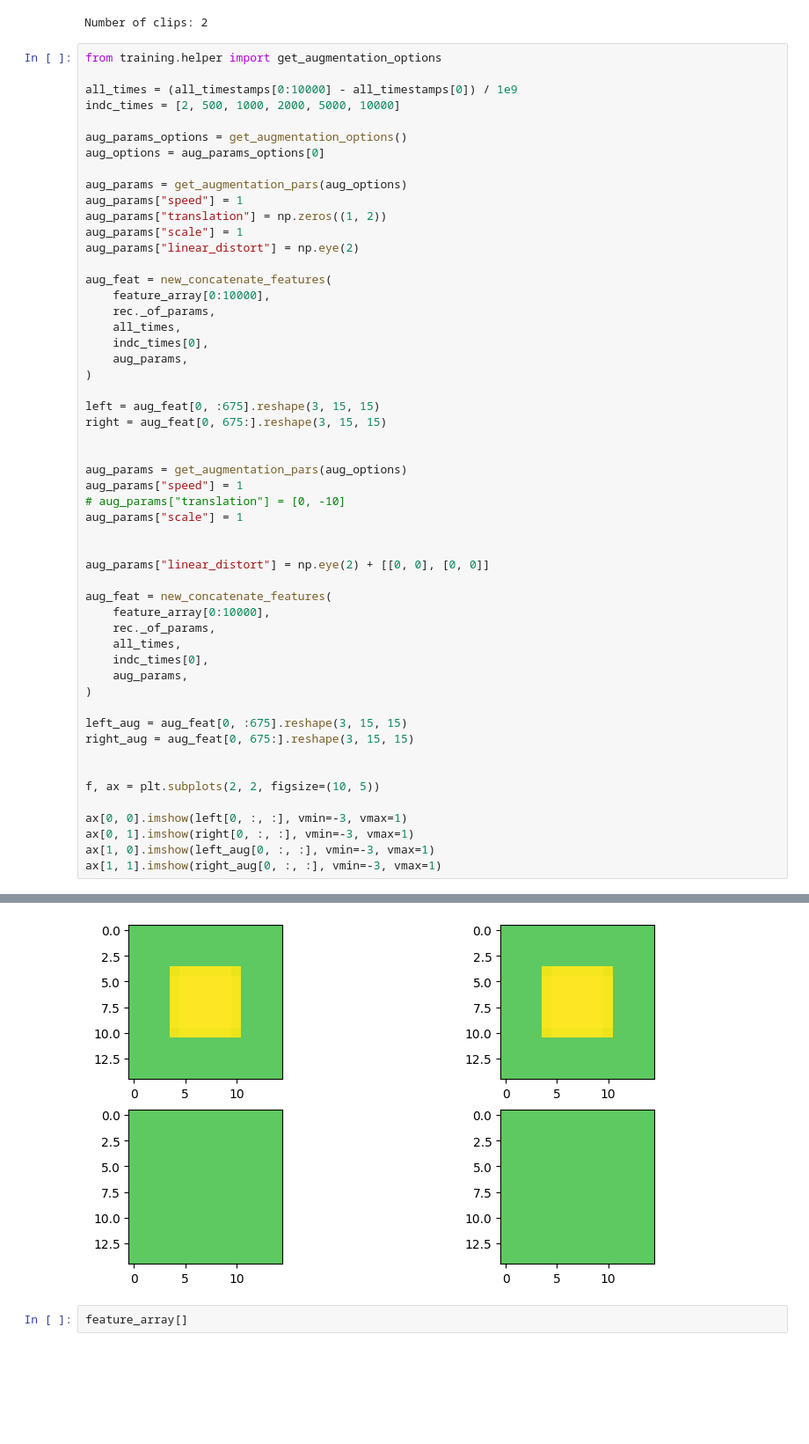
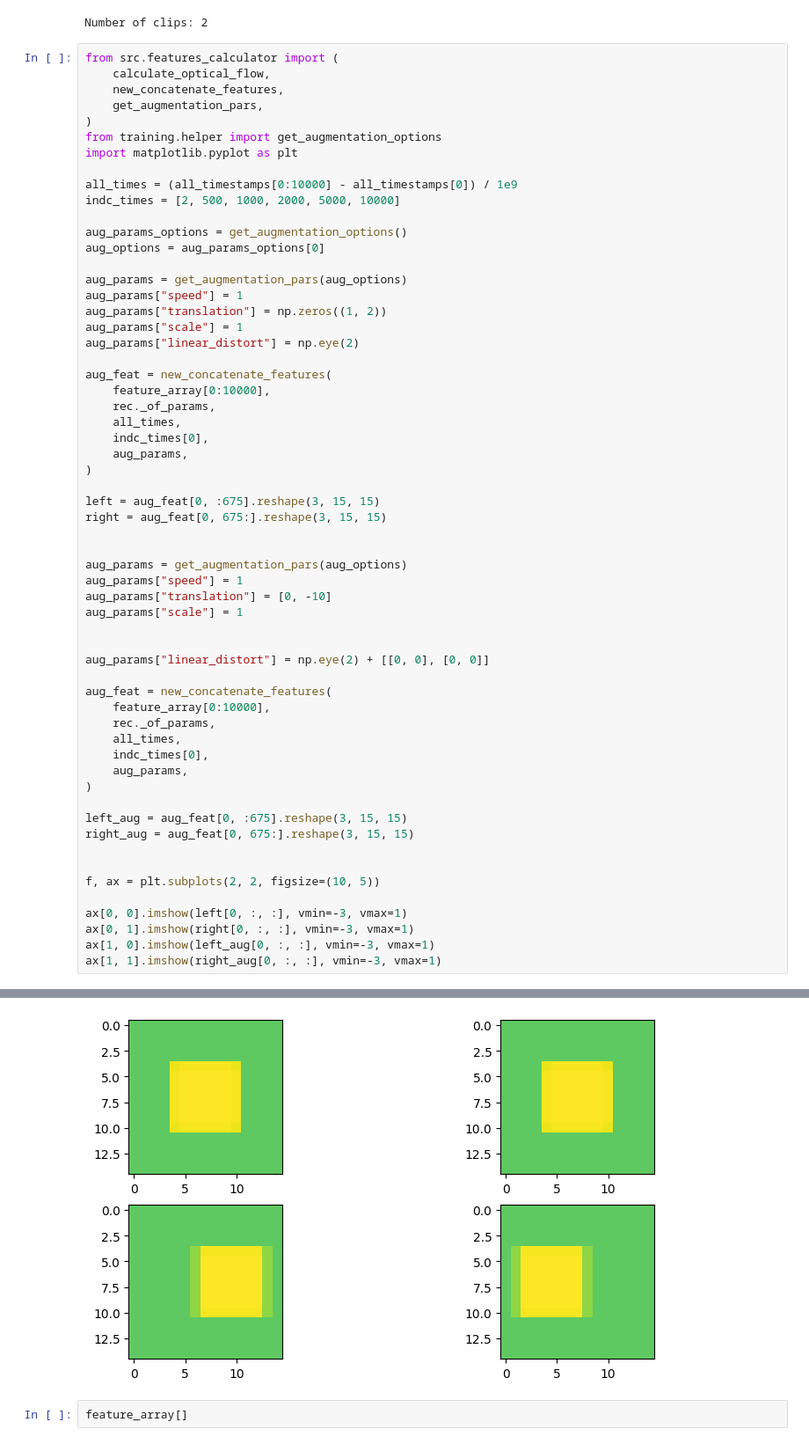
Before and after one commit to tpfffr/neon_blink_detection, a Jupyter notebook: notebooks/data_augmentation2.ipynb, the cells around one changed output, grey strips where cells are left out. Shown at 88% size. Drawn from its saved outputs; the diff is of its cells as text; blank space fills up the shorter version.

```diff
--- a/notebooks/data_augmentation2.ipynb
+++ b/notebooks/data_augmentation2.ipynb
@@ -253,7 +254,13 @@ clip_timestamps = np.split(all_timestamps, clip_transitions + 1, axis=0)
 # %% [output]
 Number of clips: 2
 # %%
+from src.features_calculator import (
+    calculate_optical_flow,
+    new_concatenate_features,
+    get_augmentation_pars,
+)
 from training.helper import get_augmentation_options
+import matplotlib.pyplot as plt
 
 all_times = (all_timestamps[0:10000] - all_timestamps[0]) / 1e9
 indc_times = [2, 500, 1000, 2000, 5000, 10000]
@@ -281,7 +288,7 @@ right = aug_feat[0, 675:].reshape(3, 15, 15)
 
 aug_params = get_augmentation_pars(aug_options)
 aug_params["speed"] = 1
-# aug_params["translation"] = [0, -10]
+aug_params["translation"] = [0, -10]
 aug_params["scale"] = 1
 
 
@@ -310,5 +317,5 @@ options 1
 <matplotlib.image.AxesImage at 0x...>
-[figure, old version]
+[figure, new version]
 # %%
 feature_array[]
 # %% [output]
```
Also changed, not shown: parts of 2 cells of this notebook, 4 other files.
